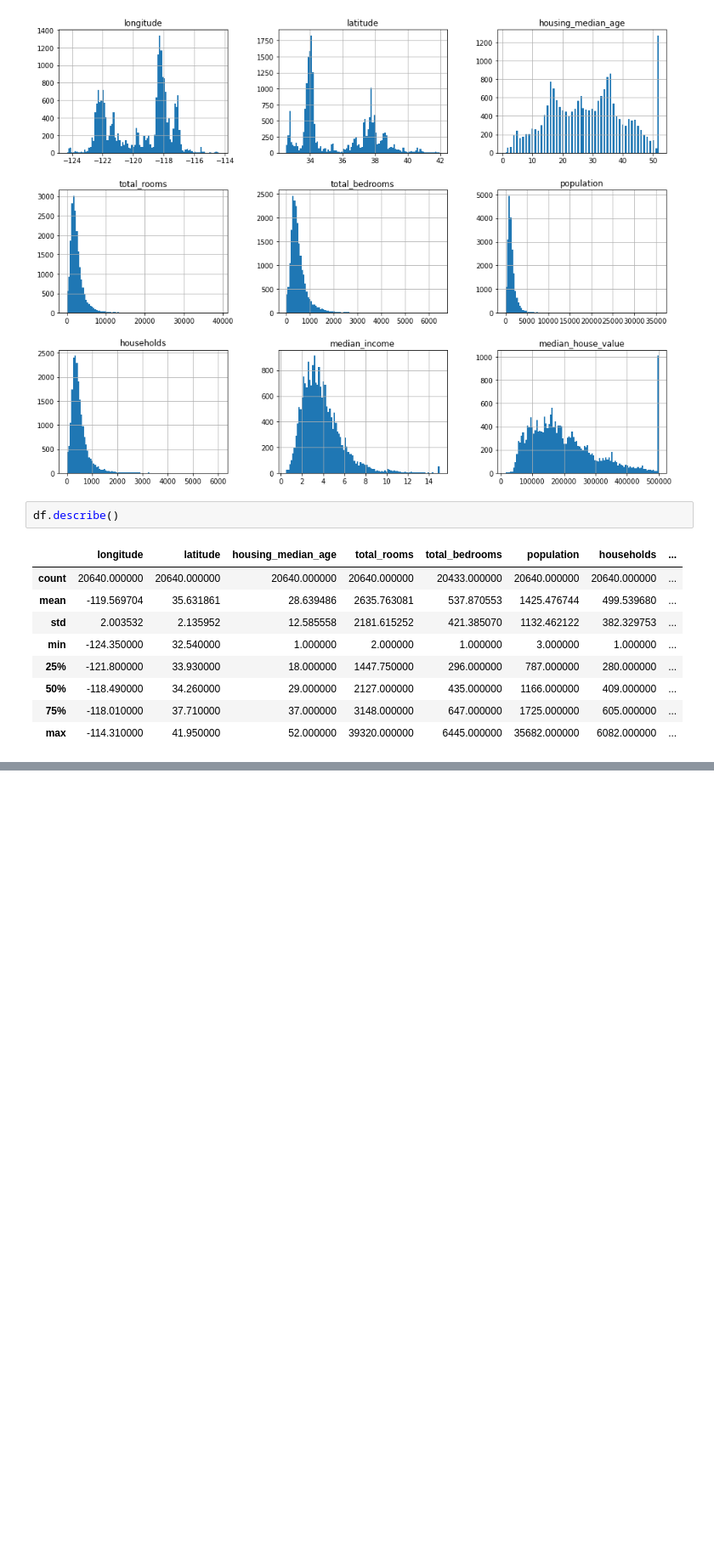
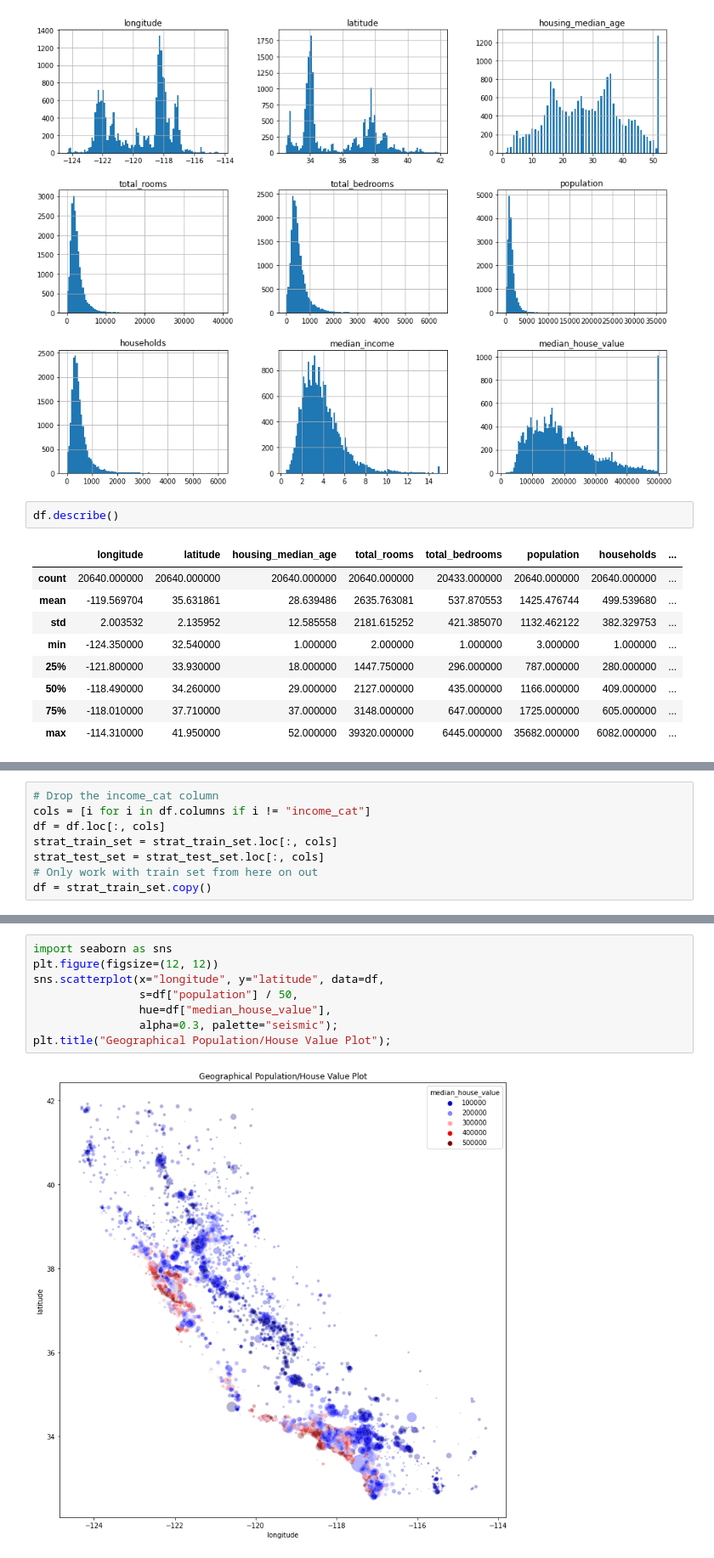
Before and after one commit to rileypeterson/ML, a Jupyter notebook: chapter2/notes.ipynb, the cells around one changed output, grey strips where cells are left out. Shown at 85% size. Cells and saved outputs as stored; diff of their text form; blank space fills up the shorter version.

```diff
--- a/chapter2/notes.ipynb
+++ b/chapter2/notes.ipynb
@@ -99,0 +206,8 @@ df.describe()
+# %%
+# Drop the income_cat column
+cols = [i for i in df.columns if i != "income_cat"]
+df = df.loc[:, cols]
+strat_train_set = strat_train_set.loc[:, cols]
+strat_test_set = strat_test_set.loc[:, cols]
+# Only work with train set from here on out
+df = strat_train_set.copy()
@@ -99,0 +219,10 @@ df.describe()
+# %%
+import seaborn as sns
+plt.figure(figsize=(12, 12))
+sns.scatterplot(x="longitude", y="latitude", data=df,
+                s=df["population"] / 50,
+                hue=df["median_house_value"],
+                alpha=0.3, palette="seismic");
+plt.title("Geographical Population/House Value Plot");
+# %% [output]
+[figure, added]
```
Also changed, not shown: parts of 13 cells of this notebook.
